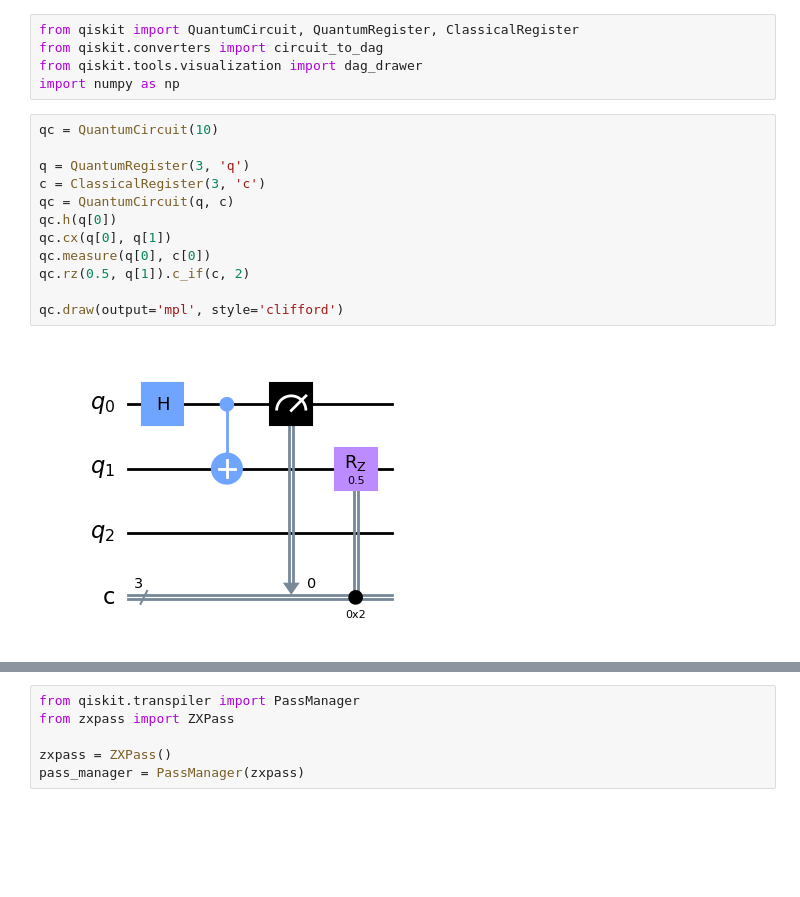
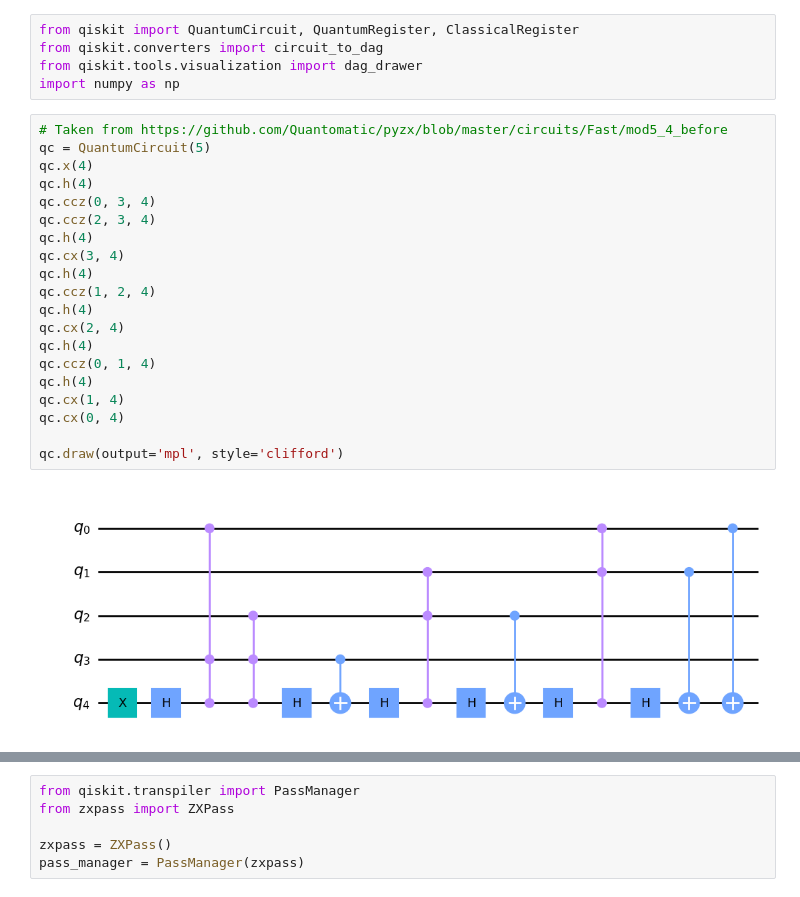
Before and after one commit to dlyongemallo/qiskit-zx-transpiler, a Jupyter notebook: zx_transpiler_pass_demo.ipynb, the cells around one changed output, grey strips where cells are left out. Saved outputs shown, nothing was run; the diff lists cells and outputs as text; blank space fills up the shorter version.

```diff
--- a/zx_transpiler_pass_demo.ipynb
+++ b/zx_transpiler_pass_demo.ipynb
@@ -4,19 +4,27 @@ from qiskit.converters import circuit_to_dag
 from qiskit.tools.visualization import dag_drawer
 import numpy as np
 # %%
-qc = QuantumCircuit(10)
-
-q = QuantumRegister(3, 'q')
-c = ClassicalRegister(3, 'c')
-qc = QuantumCircuit(q, c)
-qc.h(q[0])
-qc.cx(q[0], q[1])
-qc.measure(q[0], c[0])
-qc.rz(0.5, q[1]).c_if(c, 2)
+# Taken from https://github.com/Quantomatic/pyzx/blob/master/circuits/Fast/mod5_4_before
+qc = QuantumCircuit(5)
+qc.x(4)
+qc.h(4)
+qc.ccz(0, 3, 4)
+qc.ccz(2, 3, 4)
+qc.h(4)
+qc.cx(3, 4)
+qc.h(4)
+qc.ccz(1, 2, 4)
+qc.h(4)
+qc.cx(2, 4)
+qc.h(4)
+qc.ccz(0, 1, 4)
+qc.h(4)
+qc.cx(1, 4)
+qc.cx(0, 4)
 
 qc.draw(output='mpl', style='clifford')
 # %% [output]
-[figure, old version]
+[figure, new version]
 # %%
 dag = circuit_to_dag(qc)
 dag_drawer(dag)
```
Also changed, not shown: parts of 3 cells of this notebook, 1 other file.
